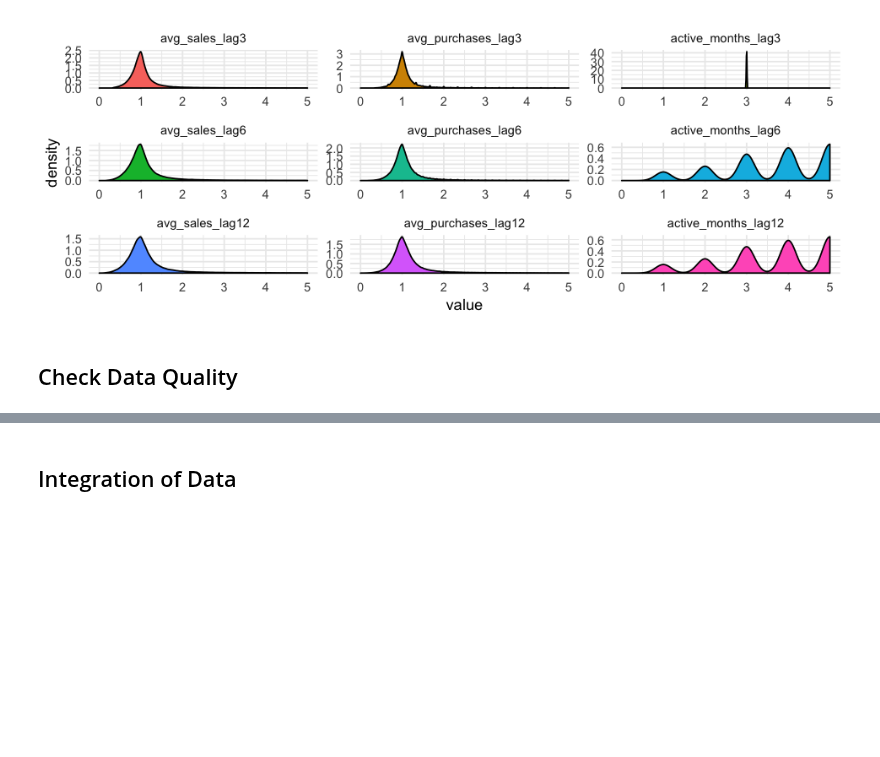
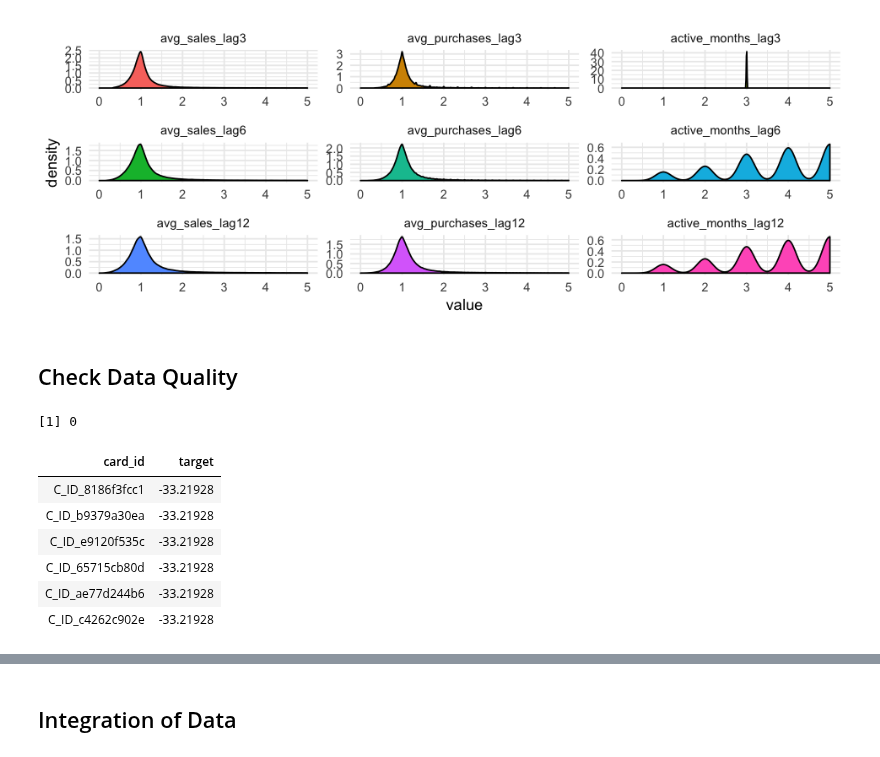
Before and after one commit to hsing-yi-wang/Kaggle_Projects, a Jupyter notebook: Elo_Merchant.ipynb, the cells around one changed output, grey strips where cells are left out. Drawn from its saved outputs; the diff is of its cells as text; code cells hidden in the pictures; blank space fills up the shorter version.

```diff
--- a/Elo_Merchant.ipynb
+++ b/Elo_Merchant.ipynb
@@ -435,3 +420,17 @@ Warning message:
 [figure]
 # %% [markdown]
 ## Check Data Quality
+# %%
+sum(is.na(train))
+# %% [output]
+[1] 0
+# %%
+train %>% select(card_id, target) %>% filter(target < -30) %>% head()
+# %% [output]
+| card_id | target |
+| C_ID_8186f3fcc1 | -33.21928 |
+| C_ID_b9379a30ea | -33.21928 |
+| C_ID_e9120f535c | -33.21928 |
+| C_ID_65715cb80d | -33.21928 |
+| C_ID_ae77d244b6 | -33.21928 |
+| C_ID_c4262c902e | -33.21928 |
```
Also changed, not shown: parts of 7 cells of this notebook, 2 other files.
